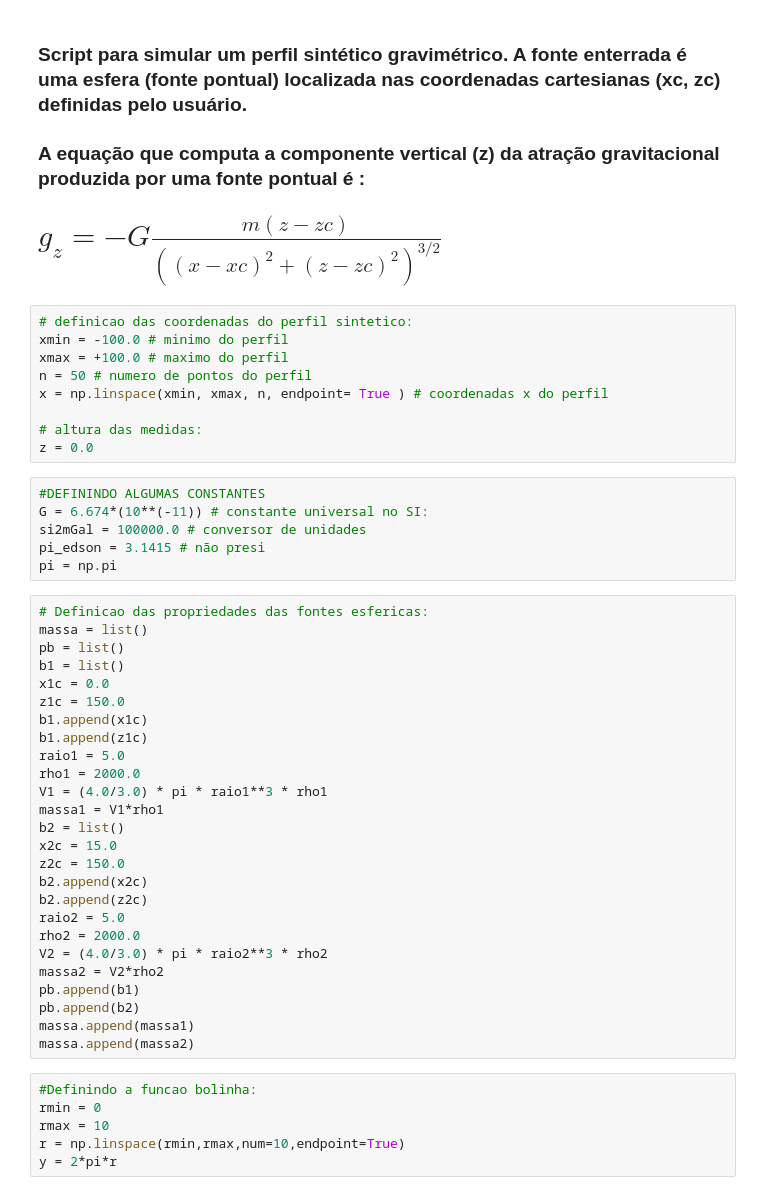
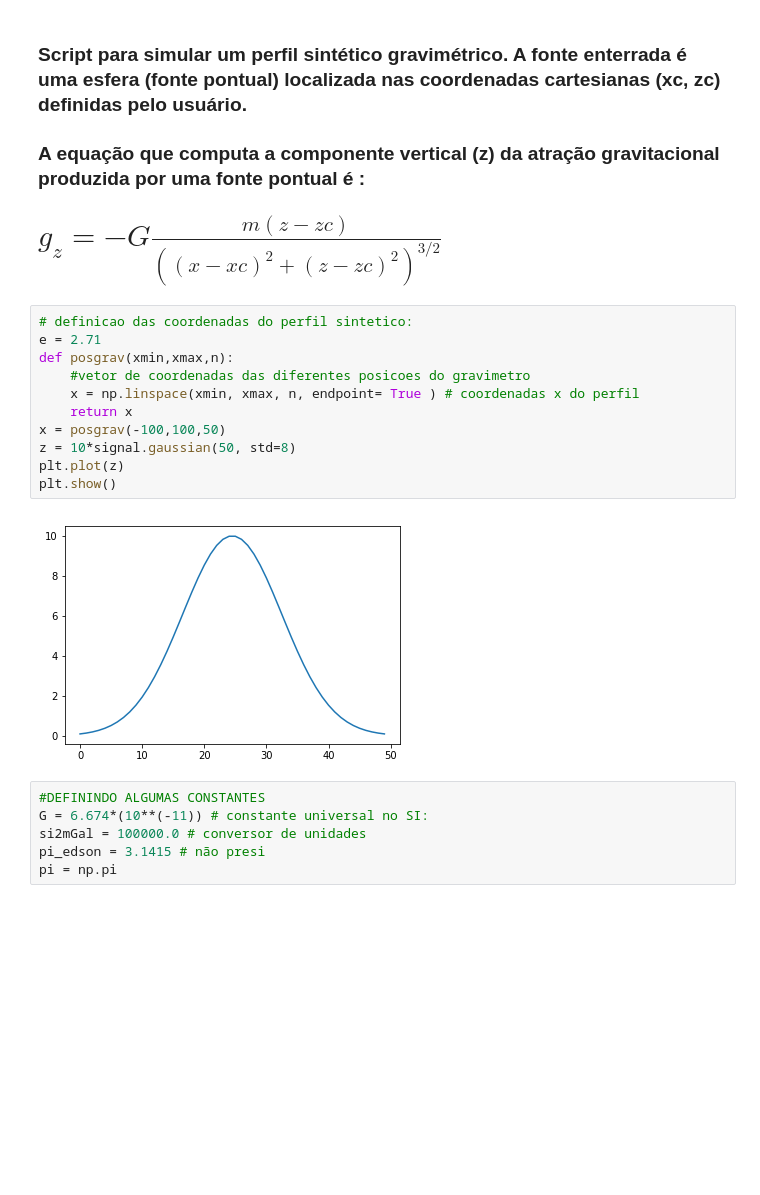
Before and after one commit to EdsonAlonso/EstagioCurricular, a Jupyter notebook: Sphere_grav.ipynb, the cells around one changed output. Drawn from its saved outputs; the diff is of its cells as text; blank space fills up the shorter version.

```diff
--- a/Sphere_grav.ipynb
+++ b/Sphere_grav.ipynb
@@ -9,50 +9,22 @@ import matplotlib.pyplot as plt
 
 ### A equação que computa a componente vertical (z) da atração gravitacional produzida por uma fonte pontual é :
 # $g_z = -G\frac{m (z-zc)}{((x-xc)^2 + (z-zc)^2)^{3/2}}$
-# %%
-# definicao das coordenadas do perfil sintetico:
-xmin = -100.0 # minimo do perfil
-xmax = +100.0 # maximo do perfil
-n = 50 # numero de pontos do perfil
-x = np.linspace(xmin, xmax, n, endpoint= True ) # coordenadas x do perfil
-
-# altura das medidas:
-z = 0.0
+# %%
+# definicao das coordenadas do perfil sintetico:
+e = 2.71
+def posgrav(xmin,xmax,n):
+    #vetor de coordenadas das diferentes posicoes do gravimetro
+    x = np.linspace(xmin, xmax, n, endpoint= True ) # coordenadas x do perfil
+    return x
+x = posgrav(-100,100,50)
+z = 10*signal.gaussian(50, std=8)
+plt.plot(z)
+plt.show()
+# %% [output]
+[figure, added]
 # %%
 #DEFININDO ALGUMAS CONSTANTES
 G = 6.674*(10**(-11)) # constante universal no SI:
 si2mGal = 100000.0 # conversor de unidades
 pi_edson = 3.1415 # não presi
 pi = np.pi
-# %%
-# Definicao das propriedades das fontes esfericas:
-massa = list()
-pb = list()
-b1 = list()
-x1c = 0.0
-z1c = 150.0
-b1.append(x1c)
-b1.append(z1c)
-raio1 = 5.0
-rho1 = 2000.0
-V1 = (4.0/3.0) * pi * raio1**3 * rho1
-massa1 = V1*rho1
-b2 = list()
-x2c = 15.0
-z2c = 150.0
-b2.append(x2c)
-b2.append(z2c)
-raio2 = 5.0
-rho2 = 2000.0
-V2 = (4.0/3.0) * pi * raio2**3 * rho2
-massa2 = V2*rho2
-pb.append(b1)
-pb.append(b2)
-massa.append(massa1)
-massa.append(massa2)
-# %%
-#Definindo a funcao bolinha:
-rmin = 0
-rmax = 10
-r = np.linspace(rmin,rmax,num=10,endpoint=True)
-y = 2*pi*r
```
Also changed, not shown: parts of 6 cells of this notebook.
